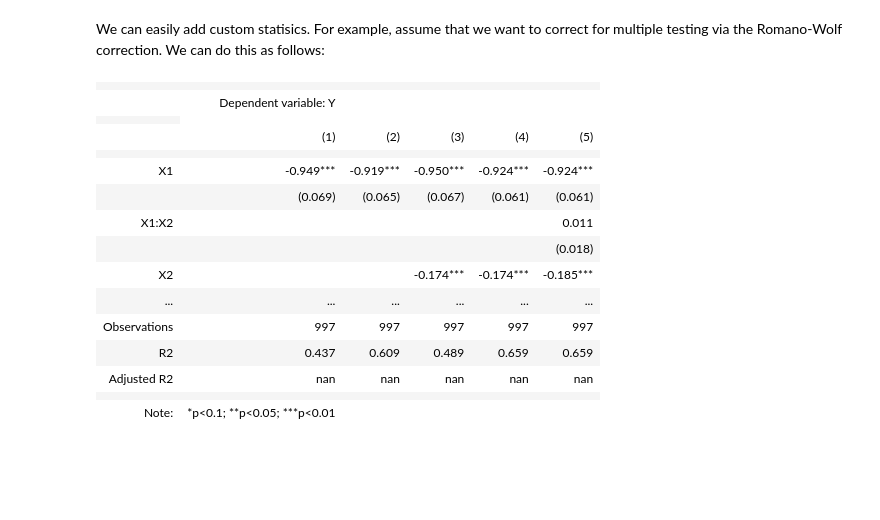
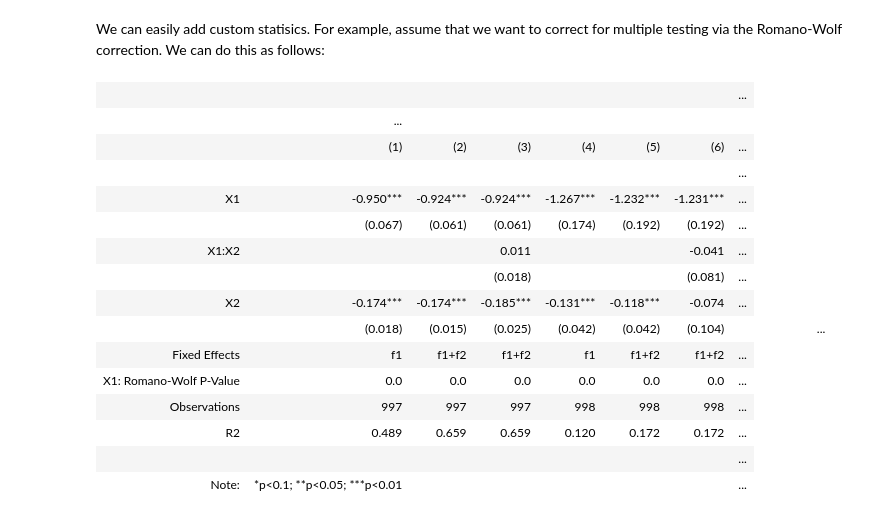
Before and after one commit to py-econometrics/pyfixest, a Jupyter notebook: docs/stargazer.ipynb, the cells around one changed output. Saved outputs shown, nothing was run; the diff lists cells and outputs as text; code cells hidden in the pictures; blank space fills up the shorter version.

```diff
--- a/docs/stargazer.ipynb
+++ b/docs/stargazer.ipynb
@@ -15,11 +29,12 @@ import pyfixest as pf
 
 data = pf.get_data()
 
-fit1 = pf.feols("Y ~ X1 | f1", data = data)
-fit2 = pf.feols("Y ~ X1 | f1 + f2", data = data)
-fit3 = pf.feols("Y ~ X1 + X2 | f1", data = data)
-fit4 = pf.feols("Y ~ X1 + X2 | f1 + f2", data = data)
-fit5 = pf.feols("Y ~ X1 *X2 | f1 + f2", data = data)
+fit1 = pf.feols("Y ~ X1 + X2 | f1", data = data)
+fit2 = pf.feols("Y ~ X1 + X2 | f1 + f2", data = data)
+fit3 = pf.feols("Y ~ X1 *X2 | f1 + f2", data = data)
+fit4 = pf.feols("Y2 ~ X1 + X2 | f1", data = data)
+fit5 = pf.feols("Y2 ~ X1 + X2 | f1 + f2", data = data)
+fit6 = pf.feols("Y2 ~ X1 *X2 | f1 + f2", data = data)
 # %% [output]
 [interactive output not drawn]
 [interactive output not drawn]
@@ -196,6 +328,6 @@ pip install git+https://github.com/py-econometrics/stargazer.git
 
 After installing `stargazer`, we can produce a summary table via the `Stargazer` class:
 # %%
-stargazer_table = Stargazer([fit1, fit2, fit3, fit4, fit5])
+stargazer_table = Stargazer([fit1, fit2, fit3, fit4, fit5, fit6])
 stargazer_table
 # %% [output]
@@ -223,26 +348,26 @@ rmse1.3459213070070806
 # %% [markdown]
 We can easily add custom statisics. For example, assume that we want to correct for multiple testing via the Romano-Wolf correction. We can do this as follows:
 # %%
-rwolf_res = pf.rwolf([fit1, fit2, fit3, fit4, fit5], param = "X1", seed = 123, reps = 9999)
+rwolf_res = pf.rwolf([fit1, fit2, fit3, fit4, fit5, fit6], param = "X1", seed = 123, reps = 9999)
 rwolf_pvalues = np.round(rwolf_res.xs("RW Pr(>|t|)"), 3).to_list()
 # %%
-stargazer_table.add_line('Fixed Effects', [x._fixef for x in [fit1, fit2, fit3, fit4, fit5]], LineLocation.FOOTER_TOP)
+stargazer_table.add_line('Fixed Effects', [x._fixef for x in [fit1, fit2, fit3, fit4, fit5, fit6]], LineLocation.FOOTER_TOP)
 stargazer_table.add_line('X1: Romano-Wolf P-Value', rwolf_pvalues, LineLocation.FOOTER_TOP)
 stargazer_table
 # %% [output]
-|  |  |  |  |  |  |
-|  | Dependent variable: Y |  |  |  |  |
-|  |
-|  | (1) | (2) | (3) | (4) | (5) |
-|  |  |  |  |  |  |
-| X1 | -0.949*** | -0.919*** | -0.950*** | -0.924*** | -0.924*** |
-|  | (0.069) | (0.065) | (0.067) | (0.061) | (0.061) |
-| X1:X2 |  |  |  |  | 0.011 |
-|  |  |  |  |  | (0.018) |
-| X2 |  |  | -0.174*** | -0.174*** | -0.185*** |
-| ... | ... | ... | ... | ... | ... |
-| Observations | 997 | 997 | 997 | 997 | 997 |
-| R2 | 0.437 | 0.609 | 0.489 | 0.659 | 0.659 |
-| Adjusted R2 | nan | nan | nan | nan | nan |
-|  |  |  |  |  |  |
-| Note: | *p<0.1; **p<0.05; ***p<0.01 |  |  |  |  |
+|  |  |  |  |  |  |  | ... |
+|  | ... |
+|  | (1) | (2) | (3) | (4) | (5) | (6) | ... |
+|  |  |  |  |  |  |  | ... |
+| X1 | -0.950*** | -0.924*** | -0.924*** | -1.267*** | -1.232*** | -1.231*** | ... |
+|  | (0.067) | (0.061) | (0.061) | (0.174) | (0.192) | (0.192) | ... |
+| X1:X2 |  |  | 0.011 |  |  | -0.041 | ... |
+|  |  |  | (0.018) |  |  | (0.081) | ... |
+| X2 | -0.174*** | -0.174*** | -0.185*** | -0.131*** | -0.118*** | -0.074 | ... |
+|  | (0.018) | (0.015) | (0.025) | (0.042) | (0.042) | (0.104) |  |  |  |  |  | ... |
+| Fixed Effects | f1 | f1+f2 | f1+f2 | f1 | f1+f2 | f1+f2 | ... |
+| X1: Romano-Wolf P-Value | 0.0 | 0.0 | 0.0 | 0.0 | 0.0 | 0.0 | ... |
+| Observations | 997 | 997 | 997 | 998 | 998 | 998 | ... |
+| R2 | 0.489 | 0.659 | 0.659 | 0.120 | 0.172 | 0.172 | ... |
+|  |  |  |  |  |  |  | ... |
+| Note: | *p<0.1; **p<0.05; ***p<0.01 |  |  |  |  |  | ... |
```
Also changed, not shown: parts of 31 cells of this notebook, 14 other files.
